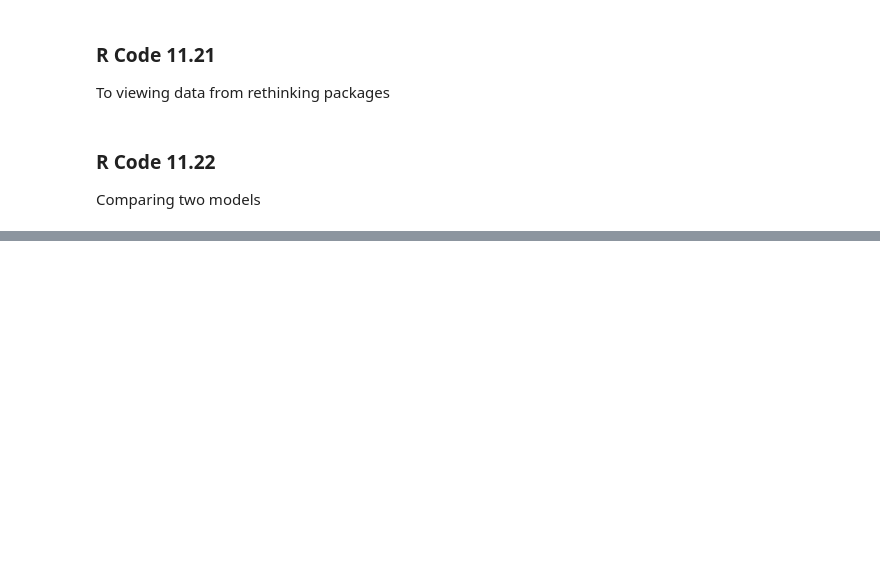
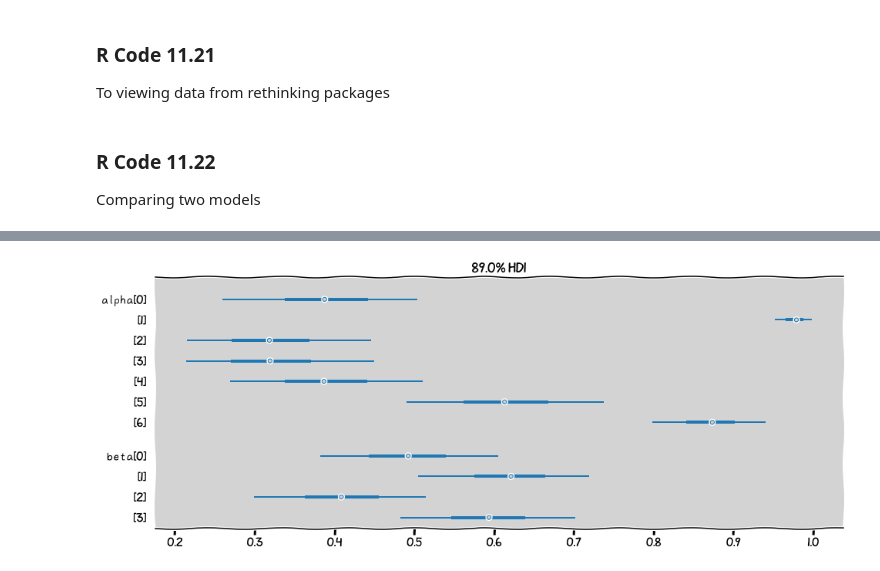
Before and after one commit to rodolphomacedo/statistical_rethinking_pt_BR, a Jupyter notebook: parte_11.ipynb, the cells around one changed output, grey strips where cells are left out. Drawn from its saved outputs; the diff is of its cells as text; code cells hidden in the pictures; blank space fills up the shorter version.

Commit message:
update: Update to Aggregate binomial Chimpanzees again condensed

```diff
--- a/parte_11.ipynb
+++ b/parte_11.ipynb
@@ -606,6 +613,3 @@ pl.loc[pl.actor == 1]
 |  | 4 | 1.0 | 4.0 | 0.555556 |
 # %% [markdown]
 ### R Code 11.16 and R Code 11.17
-# %%
-RN_hdi_min, RN_hdi_max = az.hdi(RN, hdi_prob=0.89)
-RN_hdi_min
@@ -946,0 +838,10 @@ Comparing two models
+# %%
+d = pd.read_csv('./data/chimpanzees.csv', sep=';')
+d['treatment'] = 1 + d['prosoc_left'] + 2 * d['condition']
+d['side'] = d['prosoc_left'] + 1  # right 1, left 2
+d['cond'] = d['condition'] + 1  # no partner 1, partner 2
+
+d_aggregate = d.groupby(['treatment', 'actor', 'side', 'cond'])[['pulled_left']].sum('pulled_left').copy()
+d_aggregate.rename(columns={'pulled_left': 'left_pulls'}, inplace=True)  # Rename columns
+d_aggregate.reset_index(inplace=True)
+d_aggregate.head(8)
@@ -946,0 +860,7 @@ Comparing two models
+# %%
+dat = d_aggregate[['left_pulls', 'treatment', 'actor', 'side', 'cond']].to_dict('list')
+dat['N'] = len(d_aggregate)
+dat['qty_actors'] = len(d_aggregate.actor.unique())
+dat['qty_treatments'] = len(d_aggregate.treatment.unique())
+
+dat.keys()
@@ -946,0 +921,19 @@ Comparing two models
+# %%
+model_chimp_bin = az.from_pystan(
+    posterior_model=posteriori,
+    posterior=samples,
+    observed_data=['left_pulls', 'treatment', 'actor'],
+)
+# %%
+az.plot_forest(
+    model_chimp_bin,
+    var_names=['alpha', 'beta'],
+    combined=True,
+    transform=inv_logit,
+    figsize=(16, 6),
+    hdi_prob=0.89,
+)
+
+plt.show()
+# %% [output]
+[figure, added]
```
Also changed, not shown: parts of 42 cells of this notebook.
